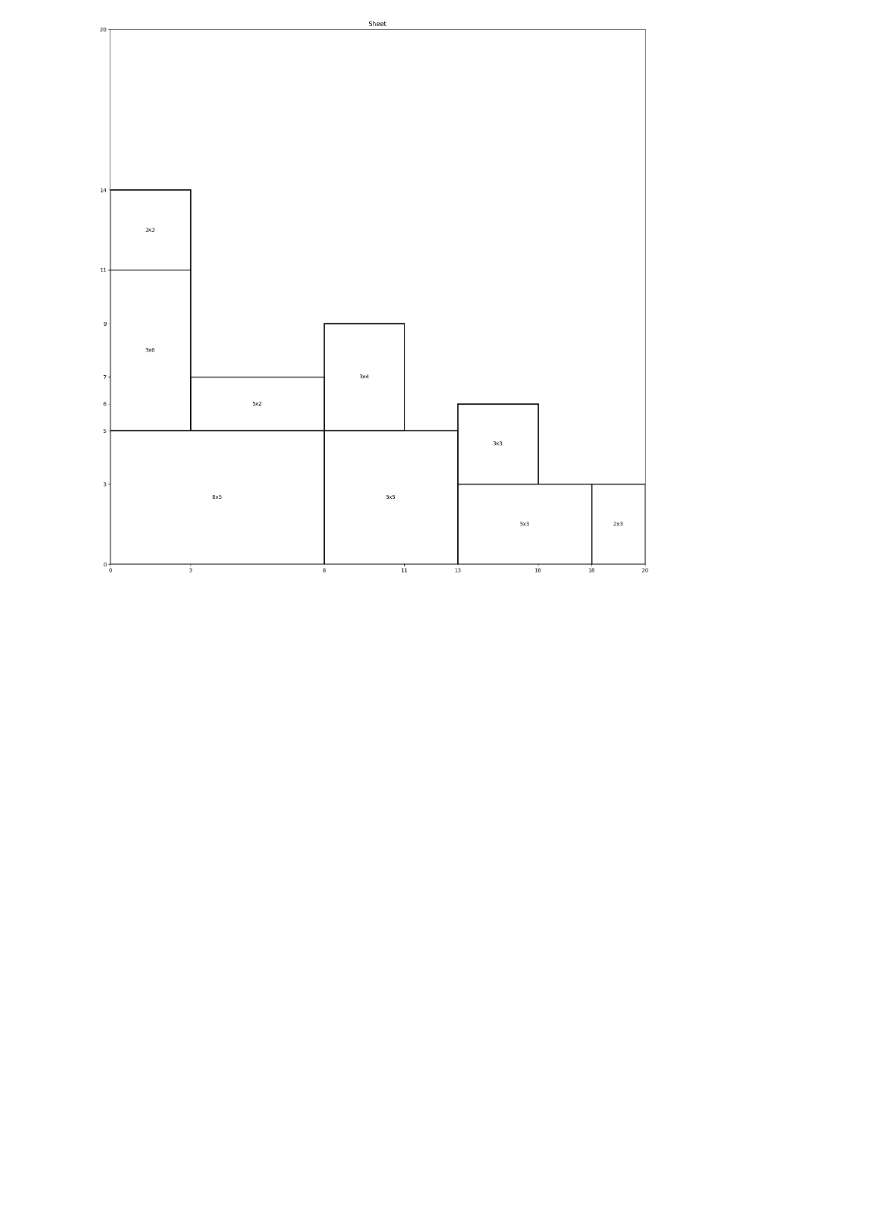
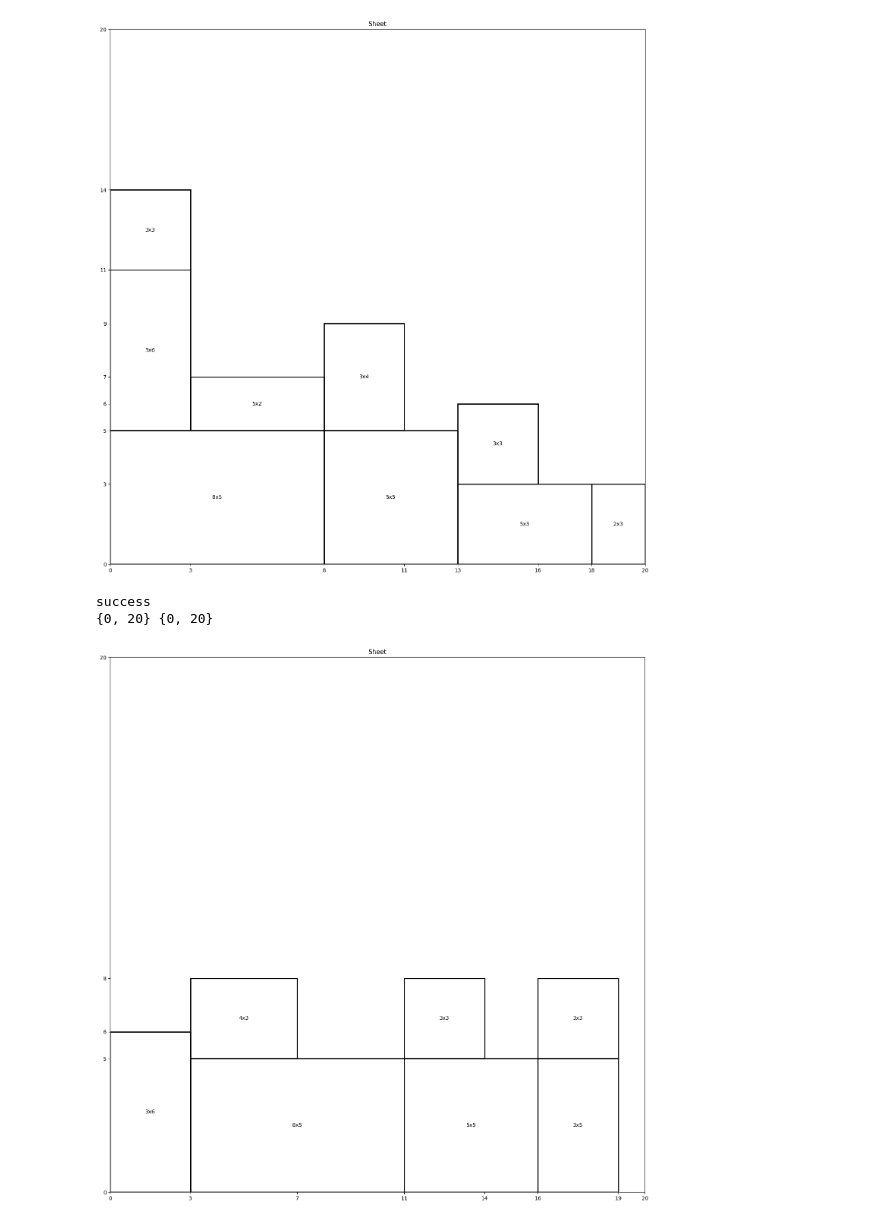
Before and after one commit to parsakzr/cutting-stock-problem, a Jupyter notebook: notebook.ipynb, the cells around one changed output. Drawn from its saved outputs; the diff is of its cells as text; code cells hidden in the pictures; blank space fills up the shorter version.

Commit message:
Implemented: finished BLF with Debug logs and visualization

```diff
--- a/notebook.ipynb
+++ b/notebook.ipynb
@@ -109,3 +109,30 @@ VisualSheet(sheet).draw()
 success
 {0, 20} {0, 20}
 [figure]
+# %%
+from algorithm import bin_packing_BLF
+
+sheet = Sheet(20, 20)
+stocks = [
+    Stock(5, 2),
+    Stock(3, 5),
+    Stock(4, 3),
+    Stock(3, 3),
+    Stock(8, 5),
+    Stock(5, 5),
+    Stock(3, 3),
+    Stock(3, 6),
+    Stock(3, 2),
+]
+sheet.addStocks(stocks)
+
+if bin_packing_BLF(sheet):
+    print('success')
+else:
+    print('failed')
+
+VisualSheet(sheet).draw()
+# %% [output]
+success
+{0, 20} {0, 20}
+[figure, added]
```
Also changed, not shown: 2 other files.
